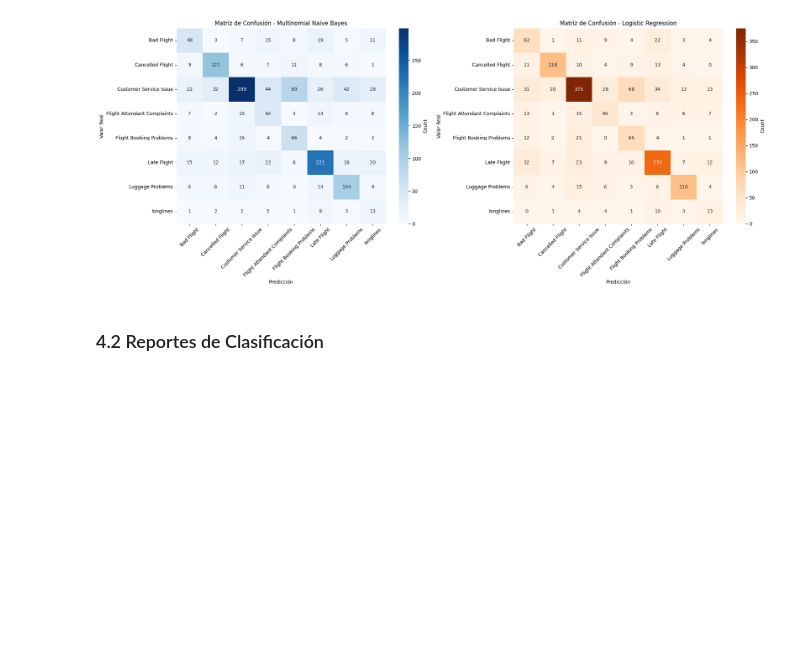
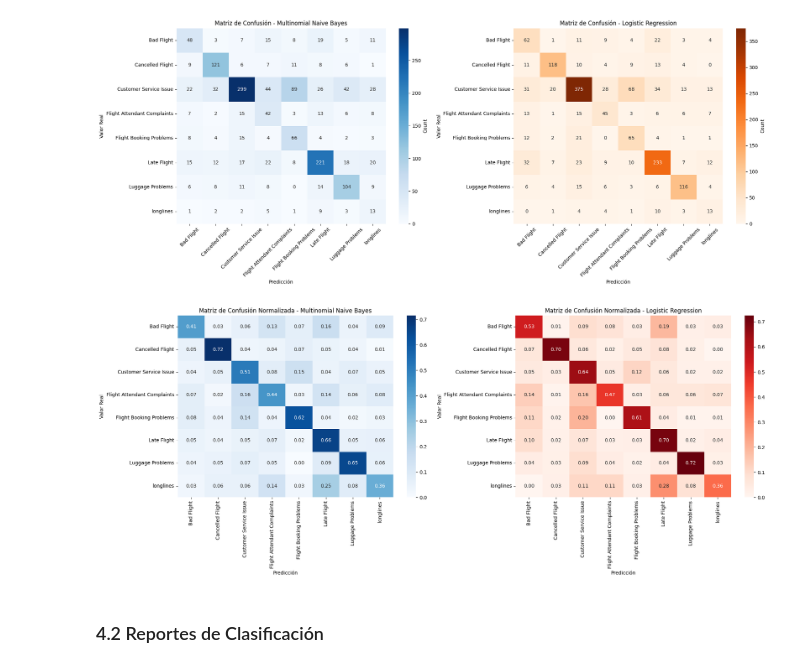
Before and after one commit to Turppie/CC219-TP-TF-2025-1--CC92, a Jupyter notebook: code/models_to_compare.ipynb, the cells around one changed output. Saved outputs shown, nothing was run; the diff lists cells and outputs as text; code cells hidden in the pictures; blank space fills up the shorter version.

Commit message:
feat: add normalized confussion metrics for bayes and lg

```diff
--- a/code/models_to_compare.ipynb
+++ b/code/models_to_compare.ipynb
@@ -282,6 +282,36 @@ plt.tight_layout()
 plt.show()
 # %% [output]
 [figure]
+# %%
+nb_cm_norm = confusion_matrix(y_test, nb_test_pred, normalize='true')
+lr_cm_norm = confusion_matrix(y_test, lr_test_pred, normalize='true')
+
+nb_cm_norm_df = pd.DataFrame(nb_cm_norm, index=target_names, columns=target_names)
+lr_cm_norm_df = pd.DataFrame(lr_cm_norm, index=target_names, columns=target_names)
+
+fig, axes = plt.subplots(1, 2, figsize=(20, 8))
+
+sns.heatmap(nb_cm_norm_df, annot=True, fmt='.2f', cmap='Blues', ax=axes[0])
+axes[0].set_title('Matriz de Confusión Normalizada - Multinomial Naive Bayes')
+axes[0].set_xlabel('Predicción')
+axes[0].set_ylabel('Valor Real')
+
+
+sns.heatmap(lr_cm_norm_df, annot=True, fmt='.2f', cmap='Reds', ax=axes[1])
+axes[1].set_title('Matriz de Confusión Normalizada - Logistic Regression')
+axes[1].set_xlabel('Predicción')
+axes[1].set_ylabel('Valor Real')
+
+plt.tight_layout()
+plt.show()
+
+# Descomentar si se desea mas detallado de las matrices de confusión normalizadas
+# print("Normalized Confusion Matrix - Multinomial Naive Bayes:")
+# print(nb_cm_norm_df.round(3))
+# print("\nNormalized Confusion Matrix - Logistic Regression:")
+# print(lr_cm_norm_df.round(3))
+# %% [output]
+[figure, added]
 # %% [markdown]
 ### 4.2 Reportes de Clasificación
 # %%
```
